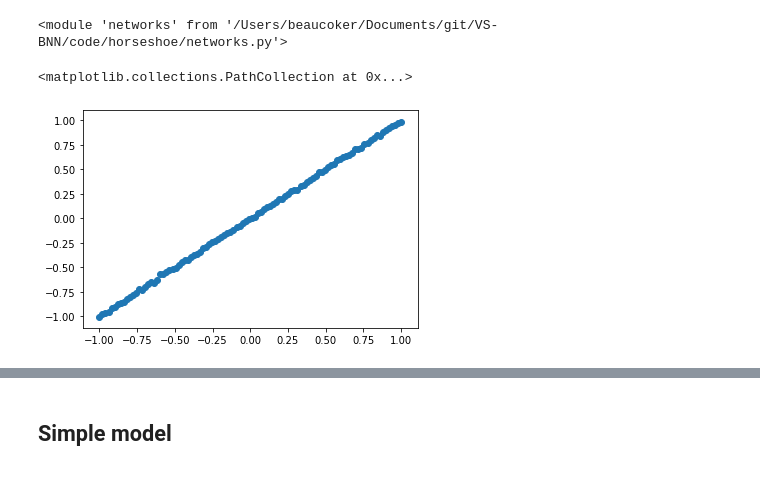
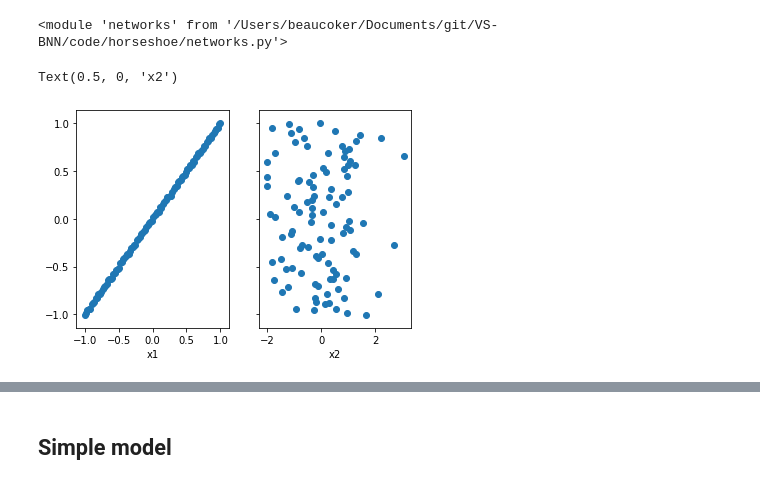
Before and after one commit to IrisTeng/VS-BNN, a Jupyter notebook: code/horseshoe/test_horseshoe.ipynb, the cells around one changed output, grey strips where cells are left out. Cells and saved outputs as stored; diff of their text form; code cells hidden in the pictures.

```diff
--- a/code/horseshoe/test_horseshoe.ipynb
+++ b/code/horseshoe/test_horseshoe.ipynb
@@ -270,15 +270,19 @@ importlib.reload(networks)
 # %%
 n_obs = 100
 sig2 = .01
 x1 = torch.linspace(-1,1,n_obs).reshape(-1,1)
+x2 = torch.randn(n_obs).reshape(-1,1)
+x = torch.cat([x1,x2],dim=1)
+
 y = x1 + sig2*torch.randn(n_obs).reshape(-1,1)
 
-x2 = torch.randn(n_obs).reshape(-1,1)
-x = torch.cat([x1,x2],dim=1)
-plt.scatter(x1.numpy(), y.numpy())
+fix, ax = plt.subplots(1,2,sharey=True)
+
+ax[0].scatter(x[:,0].numpy(), y.numpy()); ax[0].set_xlabel('x1')
+ax[1].scatter(x[:,1].numpy(), y.numpy()); ax[1].set_xlabel('x2')
 # %% [output]
-<matplotlib.collections.PathCollection at 0x...>
+Text(0.5, 0, 'x2')
-[figure, old version]
+[figure, new version]
 # %%
 torch.manual_seed(2)
 model = networks.RffHs(2, 1, dim_hidden=50, sig2_inv=1/sig2)
```
Also changed, not shown: parts of 27 cells of this notebook, 4 other files.
